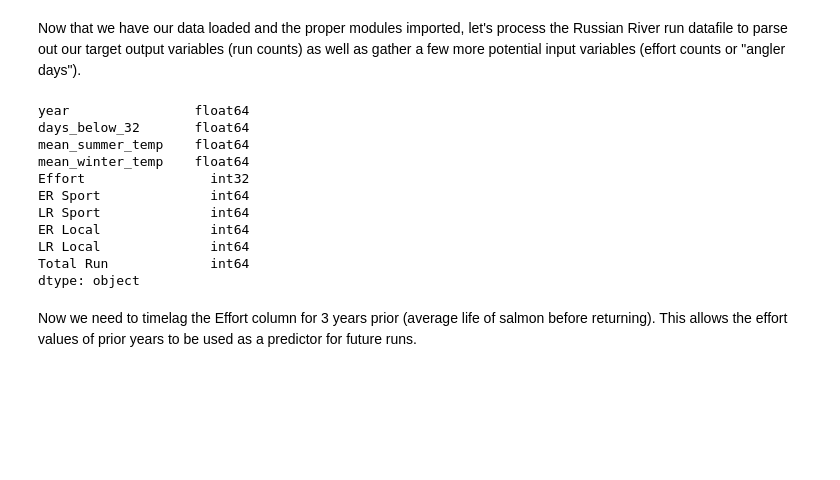
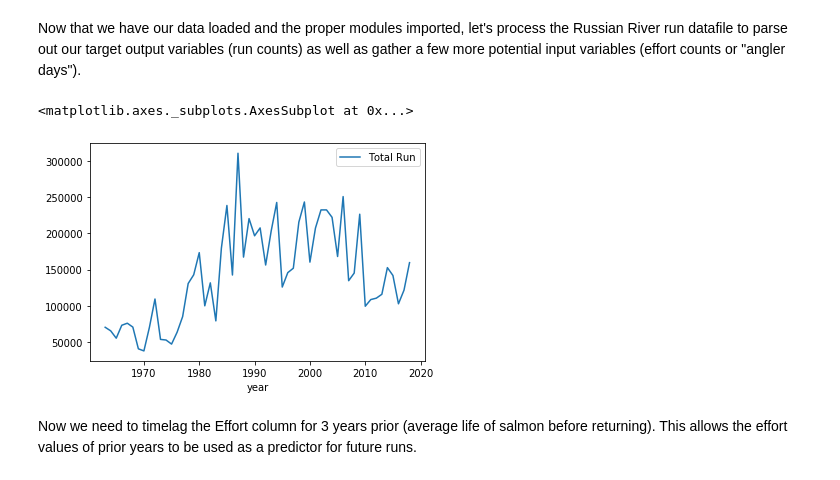
Before and after one commit to hillari/project-runcast, a Jupyter notebook: runcast_linear_regression.ipynb, the cells around one changed output. Saved outputs shown, nothing was run; the diff lists cells and outputs as text; code cells hidden in the pictures; blank space fills up the shorter version.

Commit message:
added total run trend plot

```diff
--- a/runcast_linear_regression.ipynb
+++ b/runcast_linear_regression.ipynb
@@ -34,25 +34,17 @@ few more potential input variables (effort counts or "angler days").
 # %%
 drop_columns = ['ER  Escapement', 'LR Escapement', 'ER', 'LR']
 run_data.drop(columns=drop_columns, inplace=True)
 run_data.rename(columns={'Year' : 'year'}, inplace=True)
 # merge with the input_data frame
 model_data = pd.merge(left=input_data, right=run_data, left_on='year', right_on='year')
 # dropping the year with no Effort value
 model_data.drop(index=0, inplace=True)
 model_data['Effort'] = model_data['Effort'].str.replace(',', '').astype(int)
-model_data.dtypes
+# plotting total run per year to see how the data trends by itself
+model_data.plot(x='year', y='Total Run')
 # %% [output]
-year                float64
-days_below_32       float64
-mean_summer_temp    float64
-mean_winter_temp    float64
-Effort                int32
-ER Sport              int64
-LR Sport              int64
-ER Local              int64
-LR Local              int64
-Total Run             int64
-dtype: object
+<matplotlib.axes._subplots.AxesSubplot at 0x...>
+[figure, added]
 # %% [markdown]
 Now we need to timelag the Effort column for 3 years prior (average life of salmon before returning).
 This allows the effort values of prior years to be used as a predictor for future runs.
```
